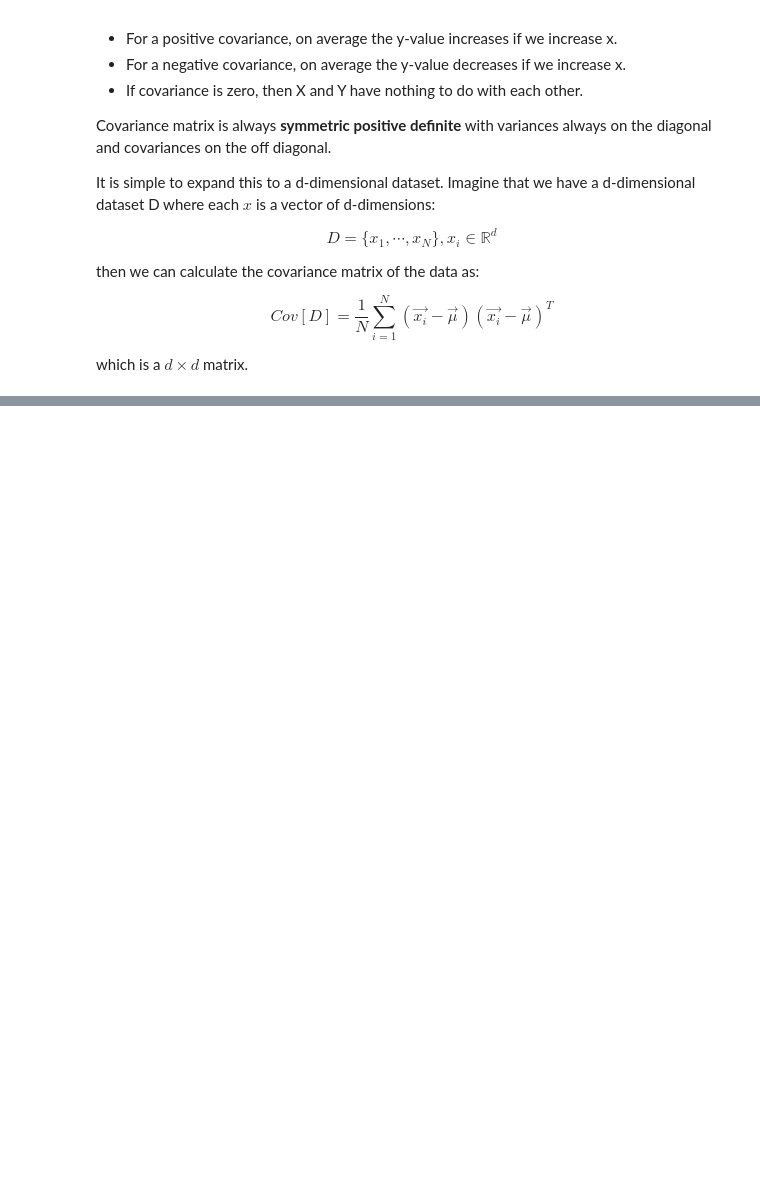
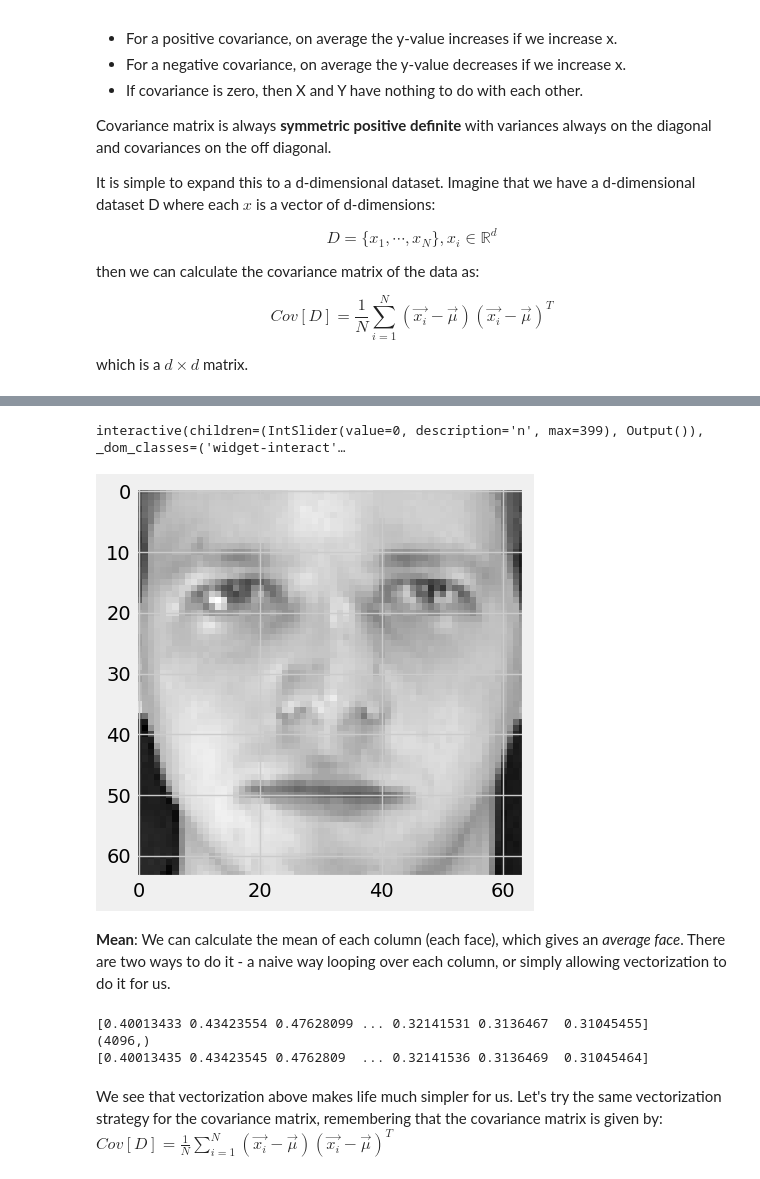
Before and after one commit to DanielWilliamParsons/Data-Science-Notes, a Jupyter notebook: Chapter 5 PCA.ipynb, the cells around one changed output, grey strips where cells are left out. Drawn from its saved outputs; the diff is of its cells as text; code cells hidden in the pictures; blank space fills up the shorter version.

Commit message:
numpy reference and application to covariance

```diff
--- a/Chapter 5 PCA.ipynb
+++ b/Chapter 5 PCA.ipynb
@@ -314,0 +576,9 @@ $$Cov(X) = ACov(D)A^{T}$$
+# %%
+import numpy as np
+import matplotlib
+import matplotlib.pyplot as plt
+matplotlib.style.use('fivethirtyeight')
+from sklearn.datasets import fetch_olivetti_faces
+import time
+import timeit
+%matplotlib inline
@@ -314,0 +589,7 @@ $$Cov(X) = ACov(D)A^{T}$$
+# %%
+image_shape = (64, 64) # because each data point representing a face image is 4096 in length
+dataset = fetch_olivetti_faces(data_home='./')
+faces = dataset.data
+
+print(f'Shape of the faces dataset: {faces.shape}')
+print(f'{faces.shape[0]} data points')
@@ -314,0 +613,47 @@ $$Cov(X) = ACov(D)A^{T}$$
+# %%
+@interact(n=(0, len(faces) - 1))
+def display_faces(n=0):
+    plt.figure()
+    plt.imshow(faces[n].reshape((64,64)), cmap='gray')
+    plt.show()
+display_faces()
+# %% [output]
+interactive(children=(IntSlider(value=0, description='n', max=399), Output()), _dom_classes=('widget-interact'…
+[figure, added]
+# %% [markdown]
+**Mean**: We can calculate the mean of each column (each face), which gives an *average face*.
+There are two ways to do it - a naive way looping over each column, or simply allowing vectorization to do it for us.
+# %%
+def mean_naive(X):
+    """Computes the sample mean for a dataset by iterating over the dataset.
+
+    Arguments:
+        X: `ndarray` is matrix of shape (N, D) where N is
+        the number of data points and D is the dimensionality of each point.
+    Returns:
+        mean: `ndarray` of shape (D, ), the sample mean of each row
+    """
+    # Create matrix of zeros first
+    mean = np.zeros(X.shape[1]) # Same length as number of columns of matrix - here 4096
+    for n in range(X.shape[1]): # Loop over each column
+        mean[n] = np.mean(X[:, n]) # Take the mean of each column and place it in the mean array
+    return mean
+
+# This computes the mean using vectorization
+def mean(X):
+    mean = np.sum(X, axis=0) / X.shape[0]
+    # m = np.mean(X, axis=0)
+    return mean
+
+m = mean_naive(faces)
+print(m)
+print(m.shape)
+m1 = mean(faces)
+print(m1)
+# %% [output]
+[0.40013433 0.43423554 0.47628099 ... 0.32141531 0.3136467  0.31045455]
+(4096,)
+[0.40013435 0.43423545 0.4762809  ... 0.32141536 0.3136469  0.31045464]
+# %% [markdown]
+We see that vectorization above makes life much simpler for us.
+Let's try the same vectorization strategy for the covariance matrix, remembering that the covariance matrix is given by: $Cov[D] = \frac{1}{N}\sum_{i=1}^{N}(\vec{x_{i}} - \vec{\mu})(\vec{x_{i}} - \vec{\mu})^T $
```
Also changed, not shown: parts of 38 cells of this notebook.
